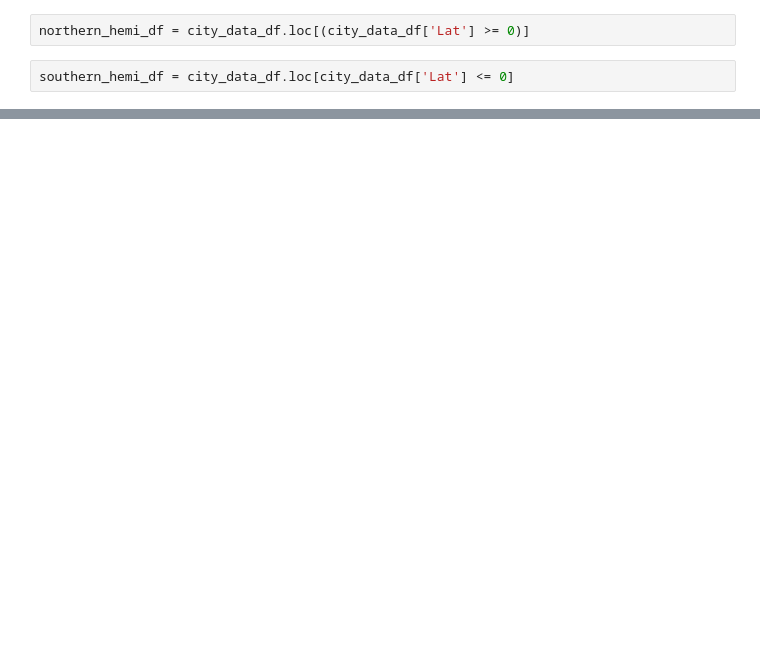
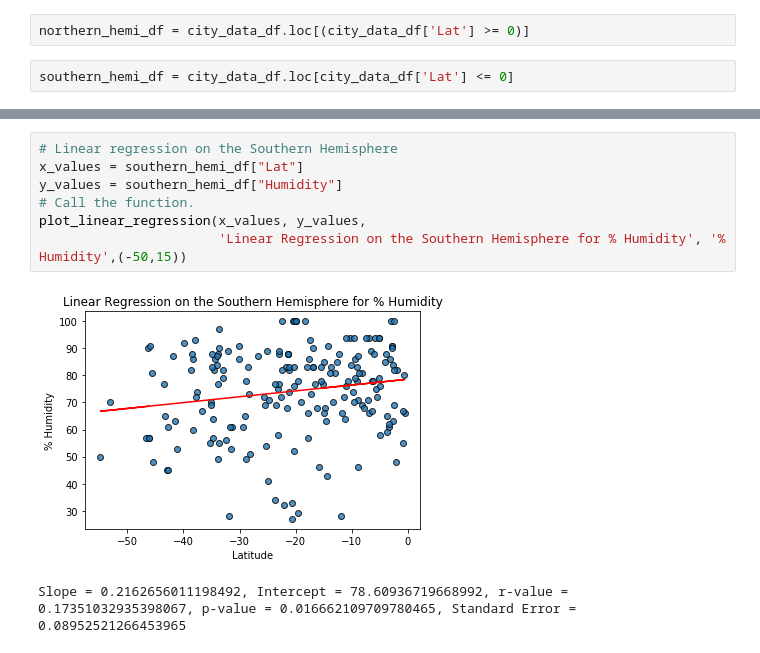
Before and after one commit to blocrunx/World_Weather_Analysis, a Jupyter notebook: WeatherPy.ipynb, the cells around one changed output, grey strips where cells are left out. Drawn from its saved outputs; the diff is of its cells as text; blank space fills up the shorter version.

```diff
--- a/WeatherPy.ipynb
+++ b/WeatherPy.ipynb
@@ -279,0 +291,10 @@ Slope = 0.49564884468052384, Intercept = 83.73856830108473, r-value = 0.63842339
+# %%
+# Linear regression on the Southern Hemisphere
+x_values = southern_hemi_df["Lat"]
+y_values = southern_hemi_df["Humidity"]
+# Call the function.
+plot_linear_regression(x_values, y_values,
+                       'Linear Regression on the Southern Hemisphere for % Humidity', '% Humidity',(-50,15))
+# %% [output]
+[figure, added]
+Slope = 0.2162656011198492, Intercept = 78.60936719668992, r-value = 0.17351032935398067, p-value = 0.016662109709780465, Standard Error = 0.08952521266453965
```
Also changed, not shown: parts of 7 cells of this notebook.
